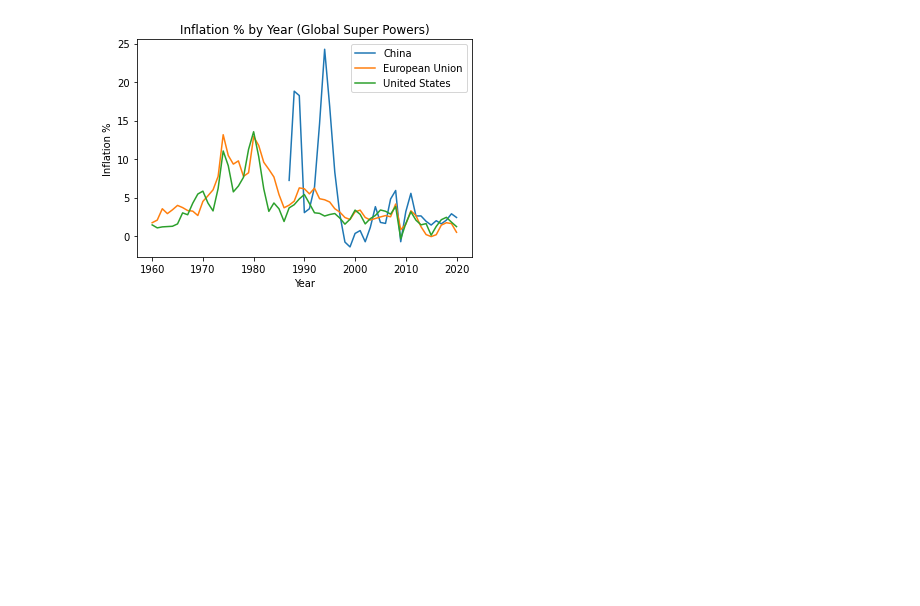
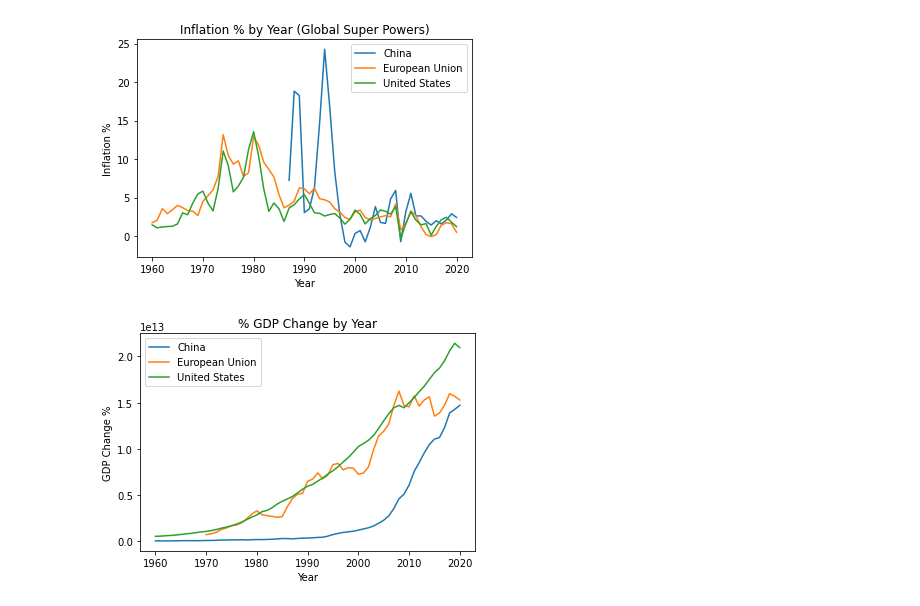
Before and after one commit to ahadh762/Pandas-Group-Exercise, a Jupyter notebook: Economy & Health.ipynb, the cells around one changed output. Drawn from its saved outputs; the diff is of its cells as text; code cells hidden in the pictures; blank space fills up the shorter version.

Commit message:
Added GDP plot

```diff
--- a/Economy & Health.ipynb
+++ b/Economy & Health.ipynb
@@ -41,3 +40,26 @@ ax.set_ylabel('Inflation %')
 plt.show()
 # %% [output]
 [figure]
+# %%
+df = pd.read_excel('GDP.xlsx')
+df.drop([0,1,2], axis=0, inplace=True)
+df.drop('_63',axis=1,inplace=True)
+year = 1960
+for i in range (2,63):
+    df=df.rename(columns={f"_{i}":f"{year}"})
+    year+=1
+
+template = df.copy()  # Make a copy of the dataframe with all the changes I made so I don't have to do it again
+
+df = df[(df['Data Source'] == 'United States') | (df['Data Source'] == 'China') | (df['Data Source'] == 'European Union')]
+df = df.T
+
+df.drop(['Data Source','World Development Indicators','Column1','_1'], axis=0, inplace=True)
+df.rename(columns={255:"United States",44:"China", 77:"European Union"},inplace=True)
+
+ax = df.plot(title = '% GDP Change by Year',kind='line')
+ax.set_xlabel('Year')
+ax.set_ylabel('GDP Change %')
+plt.show()
+# %% [output]
+[figure, added]
```
Also changed, not shown: parts of 1 cell of this notebook.
